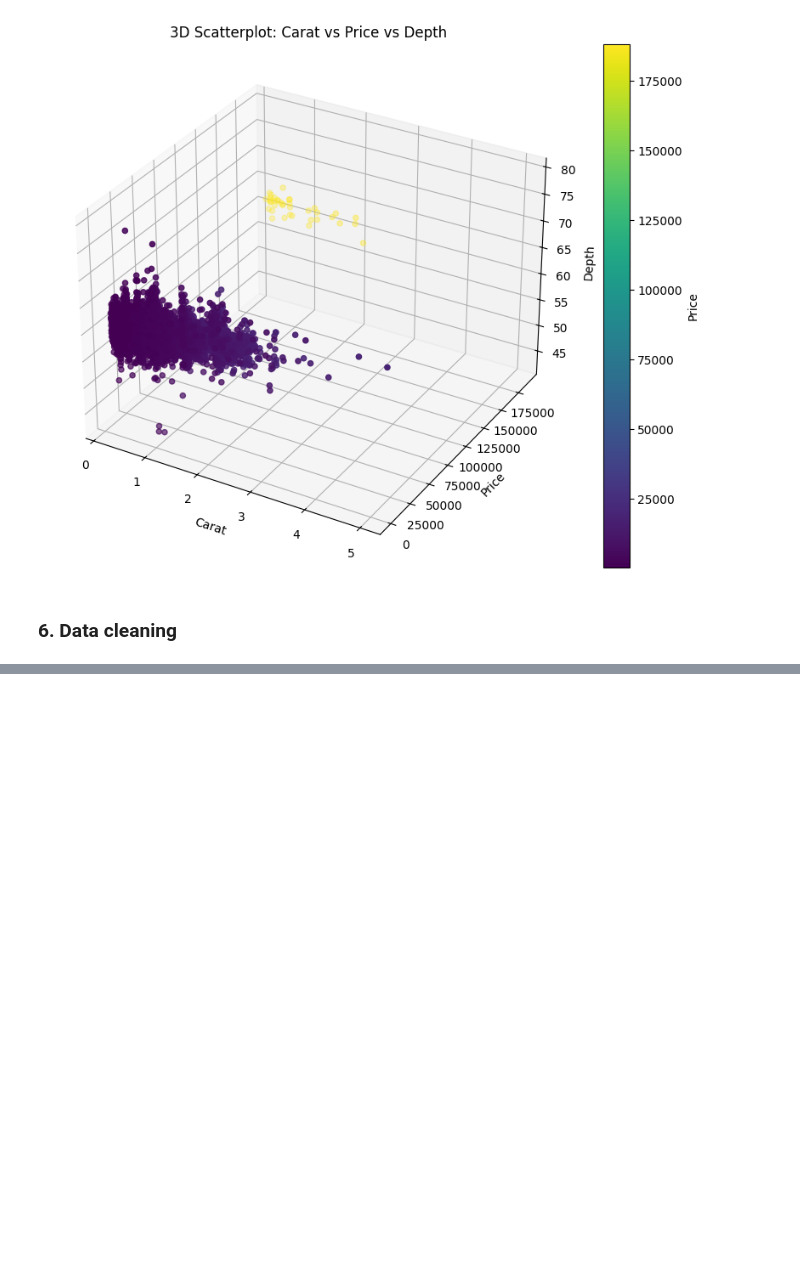
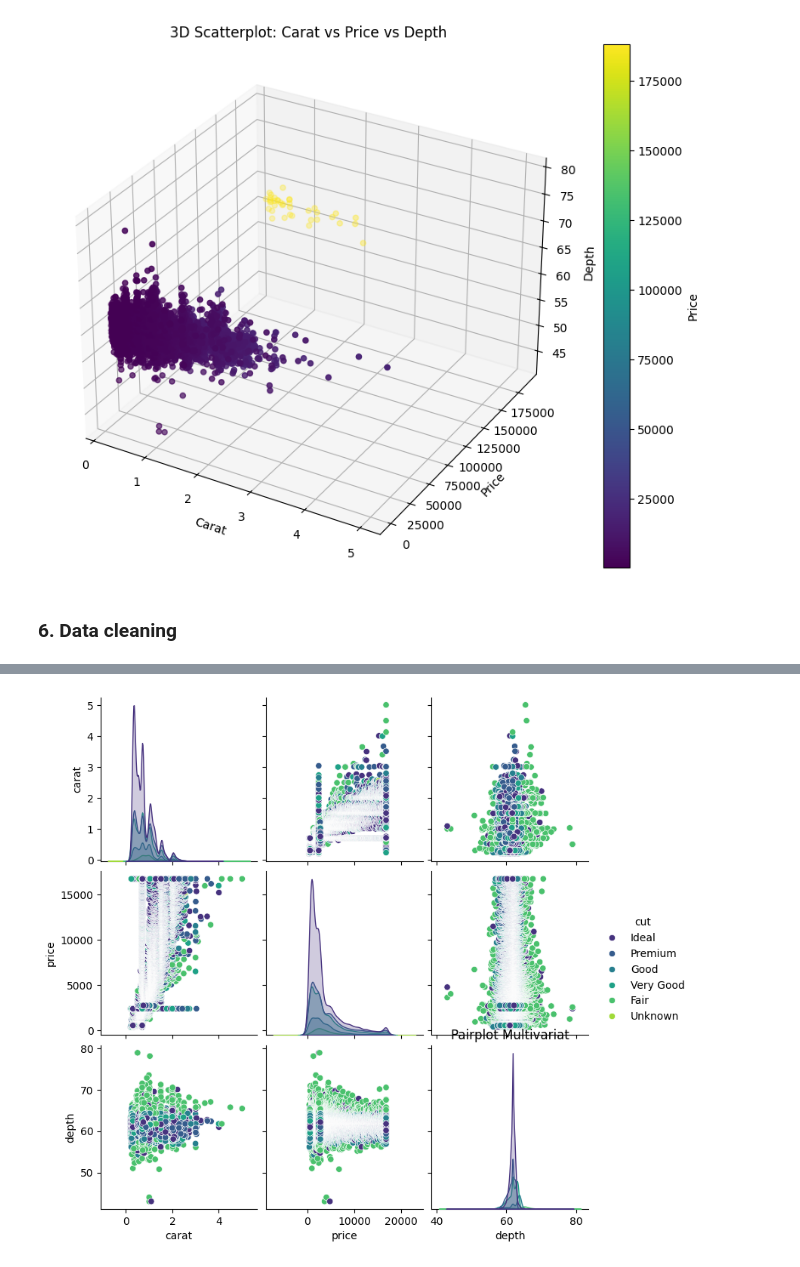
Before and after one commit to LatiefDataVisionary/eda-college-task, a Jupyter notebook: Tugas_EDA_week_8.ipynb, the cells around one changed output, grey strips where cells are left out. Drawn from its saved outputs; the diff is of its cells as text; code cells hidden in the pictures; blank space fills up the shorter version.

```diff
--- a/Tugas_EDA_week_8.ipynb
+++ b/Tugas_EDA_week_8.ipynb
@@ -194,0 +283,7 @@ files.download(output_file_clean)
+# %%
+# Pairplot menggunakan seaborn
+sns.pairplot(df_clean, vars=['carat', 'price', 'depth'], hue='cut', palette='viridis')
+plt.title("Pairplot Multivariat")
+plt.show()
+# %% [output]
+[figure, added]
```
Also changed, not shown: parts of 13 cells of this notebook.
